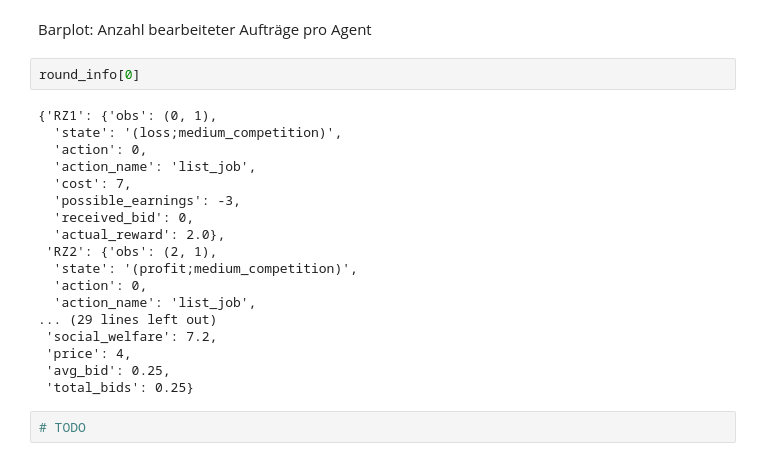
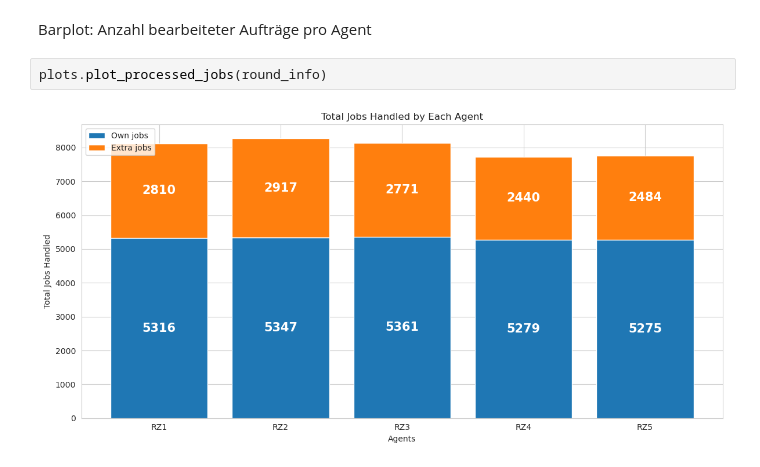
Before and after one commit to BlueSausage/FederatedComputeCluster, a Jupyter notebook: src/rl_environment_dynamik.ipynb, the cells around one changed output. Drawn from its saved outputs; the diff is of its cells as text.

```diff
--- a/src/rl_environment_dynamik.ipynb
+++ b/src/rl_environment_dynamik.ipynb
@@ -98,24 +107,6 @@ NameError: name 'avg_bid' is not defined
 # %% [markdown]
 Barplot: Anzahl bearbeiteter Aufträge pro Agent
-# %%
-round_info[0]
-# %% [output]
-{'RZ1': {'obs': (0, 1),
-  'state': '(loss;medium_competition)',
-  'action': 0,
-  'action_name': 'list_job',
-  'cost': 7,
-  'possible_earnings': -3,
-  'received_bid': 0,
-  'actual_reward': 2.0},
- 'RZ2': {'obs': (2, 1),
-  'state': '(profit;medium_competition)',
-  'action': 0,
-  'action_name': 'list_job',
-... (29 lines left out)
- 'social_welfare': 7.2,
- 'price': 4,
- 'avg_bid': 0.25,
- 'total_bids': 0.25}
-# %%
-# TODO
+# %%
+plots.plot_processed_jobs(round_info)
+# %% [output]
+[figure, added]
```
Also changed, not shown: parts of 19 cells of this notebook, 2 other files.
